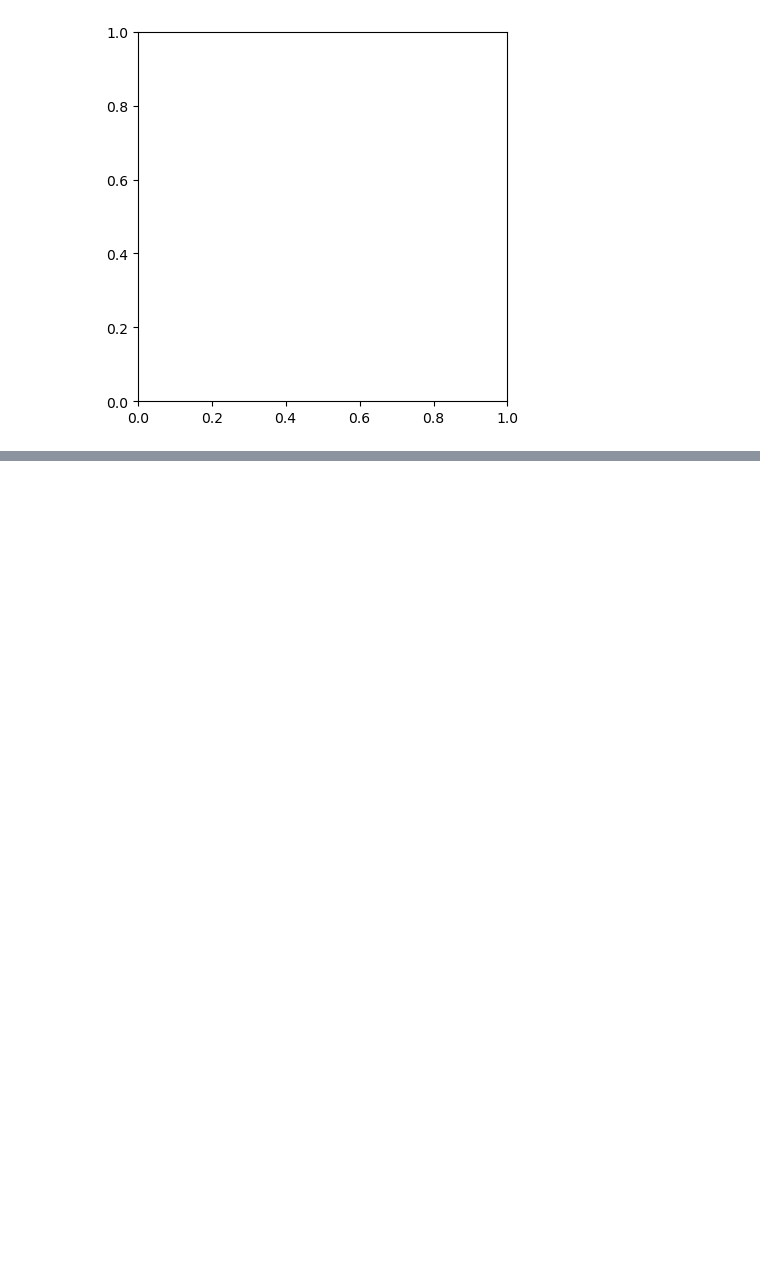
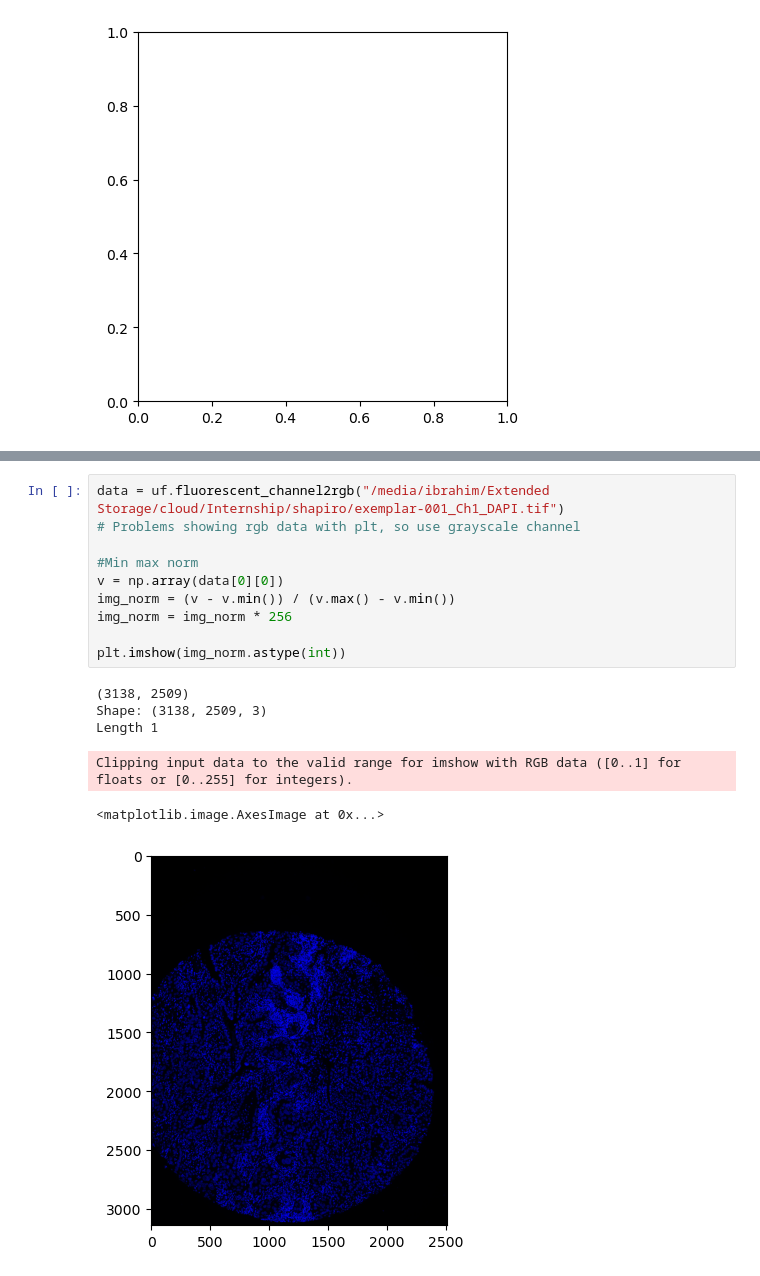
Before and after one commit to SchapiroLabor/micronuclAI-VR, a Jupyter notebook: test.ipynb, the cells around one changed output, grey strips where cells are left out. Cells and saved outputs as stored; diff of their text form; blank space fills up the shorter version.

```diff
--- a/test.ipynb
+++ b/test.ipynb
@@ -75,0 +90,17 @@ ValueError: setting an array element with a sequence. The requested array has an
+# %%
+data = uf.fluorescent_channel2rgb("/media/ibrahim/Extended Storage/cloud/Internship/shapiro/exemplar-001_Ch1_DAPI.tif")
+# Problems showing rgb data with plt, so use grayscale channel
+
+#Min max norm
+v = np.array(data[0][0])
+img_norm = (v - v.min()) / (v.max() - v.min())
+img_norm = img_norm * 256
+
+plt.imshow(img_norm.astype(int))
+# %% [output]
+(3138, 2509)
+Shape: (3138, 2509, 3)
+Length 1
+Clipping input data to the valid range for imshow with RGB data ([0..1] for floats or [0..255] for integers).
+<matplotlib.image.AxesImage at 0x...>
+[figure, added]
```
Also changed, not shown: parts of 4 cells of this notebook, 6 other files.
